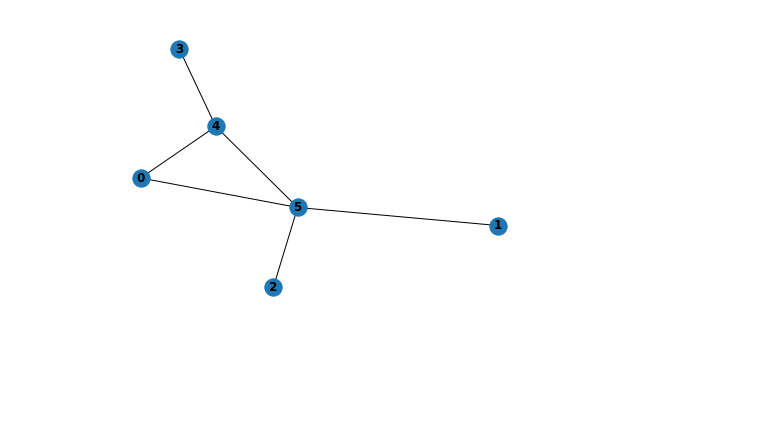
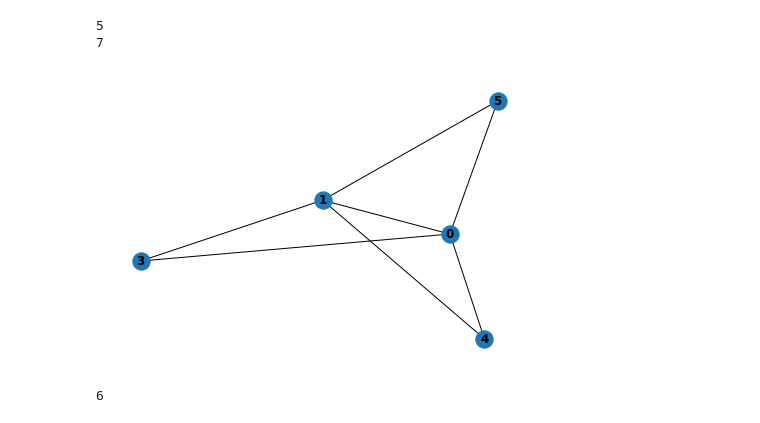
Before and after one commit to richybai/meta-qaoa, a Jupyter notebook: test.ipynb, the cells around one changed output. Saved outputs shown, nothing was run; the diff lists cells and outputs as text; code cells hidden in the pictures; blank space fills up the shorter version.

```diff
--- a/test.ipynb
+++ b/test.ipynb
@@ -7,7 +7,30 @@ from mindspore import Tensor, nn, ops
 ms.context.set_context(mode=ms.context.PYNATIVE_MODE, device_target="CPU")
 # %%
 P = 10
-g = gene_random_instance(6)
+g = fig7_instance1()
+# g = fig7_instance2()
+print(len(g.nodes))
+print(len(g.edges))
 nx.draw(g, with_labels=True, font_weight='bold')
 # %% [output]
+5
+7
-[figure, old version]
+[figure, new version]
+# %%
+cuts = []
+for i in g.nodes:
+    # print('one size:', [i], 'cut=', nx.cut_size(g, [i]))           # 一组1个节点、另一组4个节点的所有情况
+    cuts.append(nx.cut_size(g, [i]))
+    for j in range(i):
+        # print('one size:', [i, j], 'cut=', nx.cut_size(g, [i, j]))  # 一组2个节点、另一组3个节点的所有情况
+        cuts.append(nx.cut_size(g, [i, j]))
+
+        for k in range(j):
+            # print('one size:', [i, j, k], 'cut=', nx.cut_size(g, [i, j, k]))  # 一组3个节点、另一组3个节点的所有情况
+            cuts.append(nx.cut_size(g, [i, j, k]))
+
+            for l in range(j):
+                cuts.append(nx.cut_size(g, [i, j, k, l]))
+print(max(cuts))
+# %% [output]
+6
```
Also changed, not shown: parts of 18 cells of this notebook, 6 other files.
